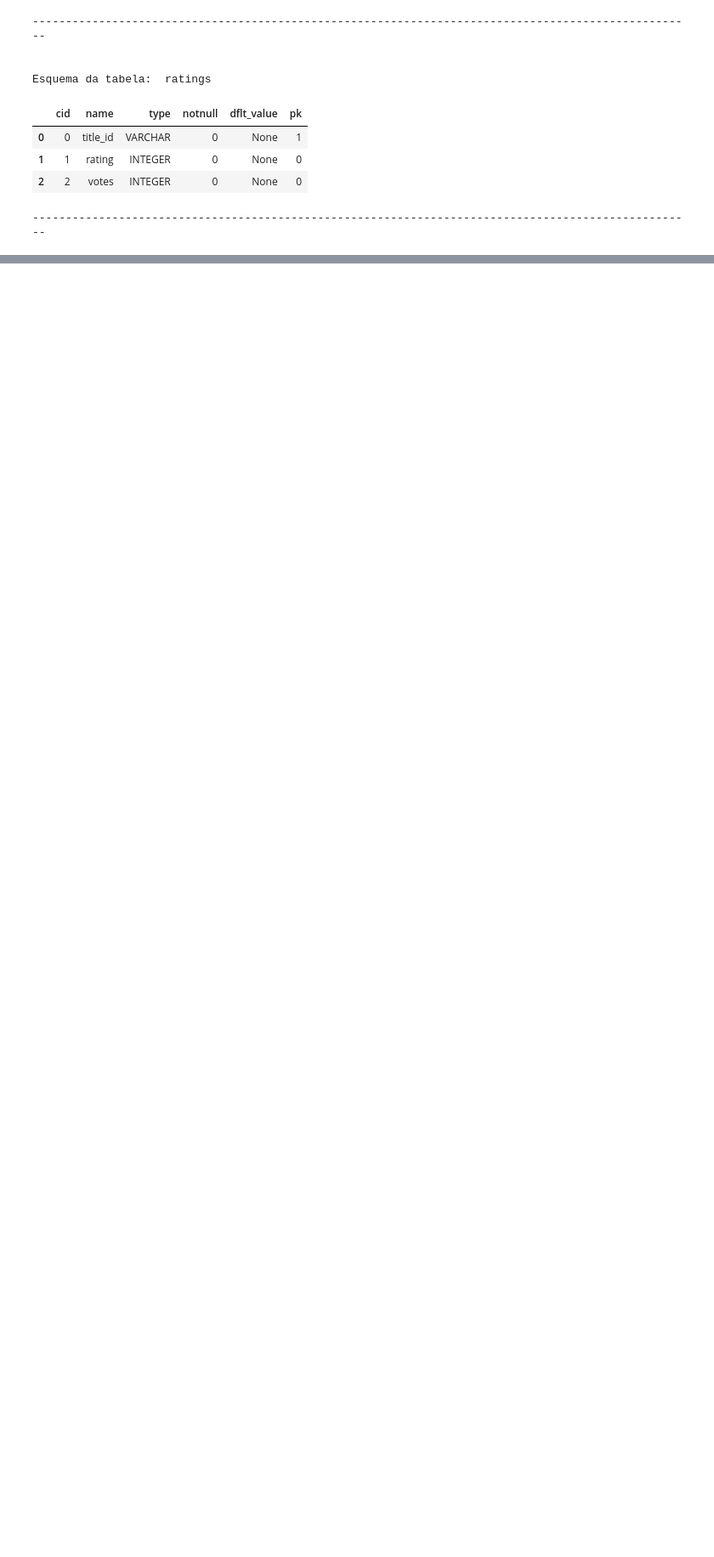
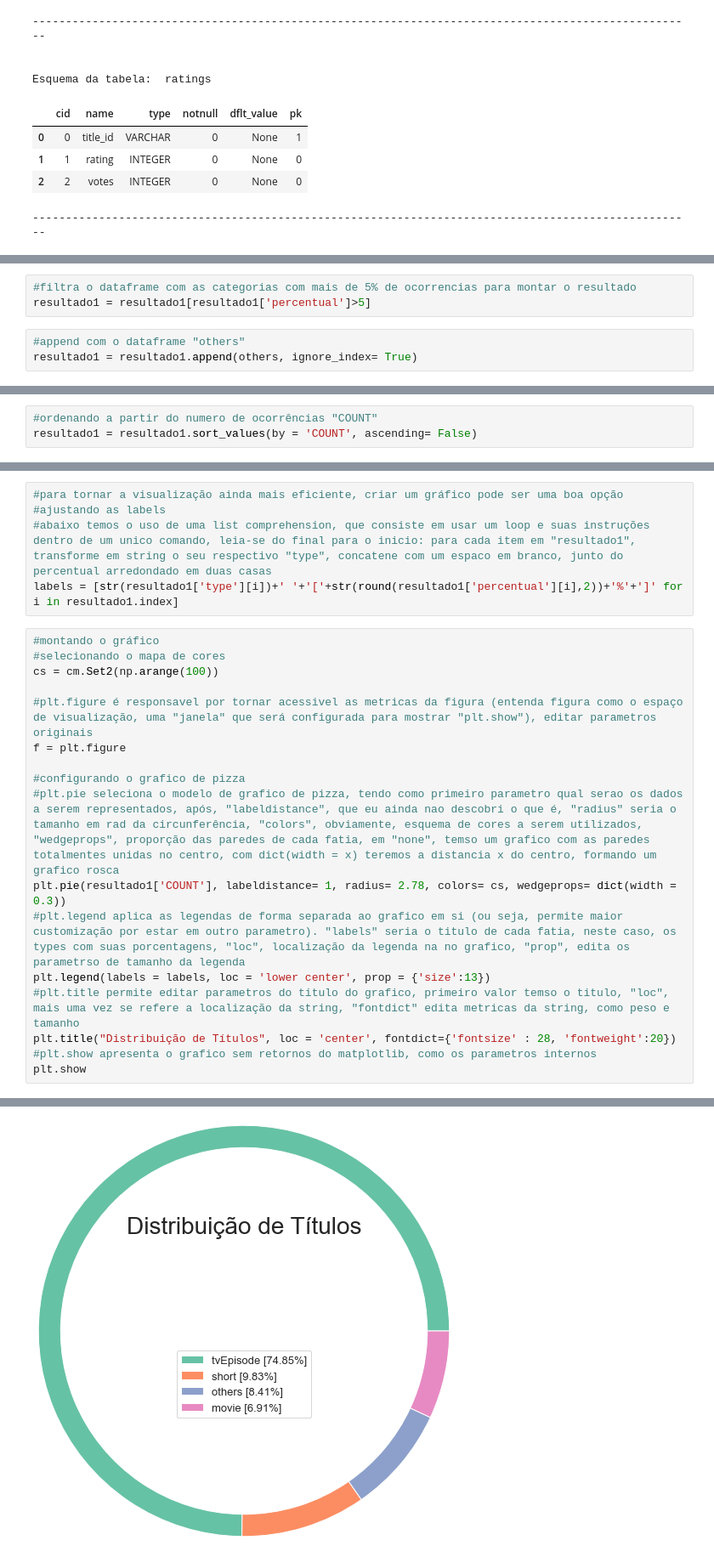
Before and after one commit to BrunoOMelo/Project01-PythonAnalytics, a Jupyter notebook: project_analytics.ipynb, the cells around one changed output, grey strips where cells are left out. Shown: that part at 85% size. Saved outputs shown, nothing was run; the diff lists cells and outputs as text; blank space fills up the shorter version.

Commit message:
First question.
First business question, what are the most common title categories on IMDB?

```diff
--- a/project_analytics.ipynb
+++ b/project_analytics.ipynb
@@ -170,0 +237,6 @@ Esquema da tabela:  ratings
+# %%
+#filtra o dataframe com as categorias com mais de 5% de ocorrencias para montar o resultado
+resultado1 = resultado1[resultado1['percentual']>5]
+# %%
+#append com o dataframe "others"
+resultado1 = resultado1.append(others, ignore_index= True)
@@ -170,0 +252,3 @@ Esquema da tabela:  ratings
+# %%
+#ordenando a partir do numero de ocorrências "COUNT"
+resultado1 = resultado1.sort_values(by = 'COUNT', ascending= False)
@@ -170,0 +264,23 @@ Esquema da tabela:  ratings
+# %%
+#para tornar a visualização ainda mais eficiente, criar um gráfico pode ser uma boa opção
+#ajustando as labels
+#abaixo temos o uso de uma list comprehension, que consiste em usar um loop e suas instruções dentro de um unico comando, leia-se do final para o inicio: para cada item em "resultado1", transforme em string o seu respectivo "type", concatene com um espaco em branco, junto do percentual arredondado em duas casas
+labels = [str(resultado1['type'][i])+' '+'['+str(round(resultado1['percentual'][i],2))+'%'+']' for i in resultado1.index]
+# %%
+#montando o gráfico
+#selecionando o mapa de cores
+cs = cm.Set2(np.arange(100))
+
+#plt.figure é responsavel por tornar acessivel as metricas da figura (entenda figura como o espaço de visualização, uma "janela" que será configurada para mostrar "plt.show"), editar parametros originais
+f = plt.figure
+
+#configurando o grafico de pizza
+#plt.pie seleciona o modelo de grafico de pizza, tendo como primeiro parametro qual serao os dados a serem representados, após, "labeldistance", que eu ainda nao descobri o que é, "radius" seria o tamanho em rad da circunferência, "colors", obviamente, esquema de cores a serem utilizados, "wedgeprops", proporção das paredes de cada fatia, em "none", temso um grafico com as paredes totalmentes unidas no centro, com dict(width = x) teremos a distancia x do centro, formando um grafico rosca
+plt.pie(resultado1['COUNT'], labeldistance= 1, radius= 2.78, colors= cs, wedgeprops= dict(width = 0.3))
+#plt.legend aplica as legendas de forma separada ao grafico em si (ou seja, permite maior customização por estar em outro parametro). "labels" seria o titulo de cada fatia, neste caso, os types com suas porcentagens, "loc", localização da legenda na no grafico, "prop", edita os parametrso de tamanho da legenda
+plt.legend(labels = labels, loc = 'lower center', prop = {'size':13})
+#plt.title permite editar parametros do titulo do grafico, primeiro valor temso o titulo, "loc", mais uma vez se refere a localização da string, "fontdict" edita metricas da string, como peso e tamanho
+plt.title("Distribuição de Títulos", loc = 'center', fontdict={'fontsize' : 28, 'fontweight':20})
+#plt.show apresenta o grafico sem retornos do matplotlib, como os parametros internos
+plt.show
+# %% [output]
@@ -170,0 +288 @@ Esquema da tabela:  ratings
+[figure, added]
```
Also changed, not shown: parts of 12 cells of this notebook.
